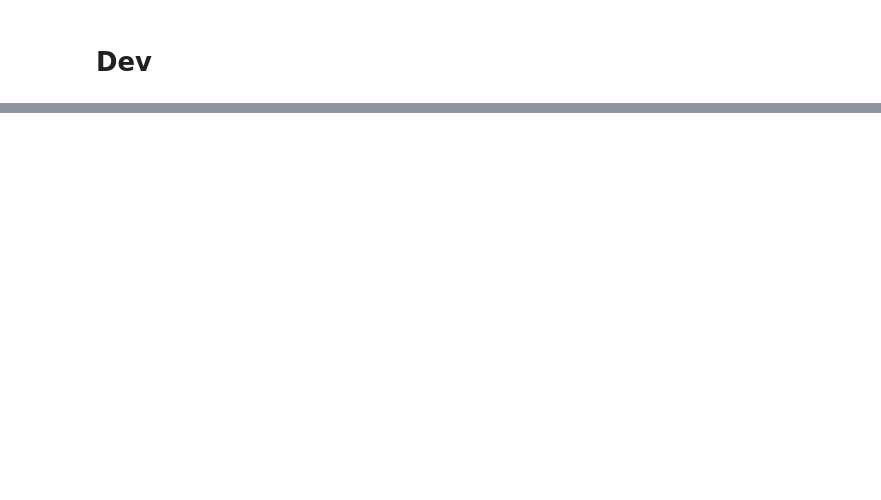
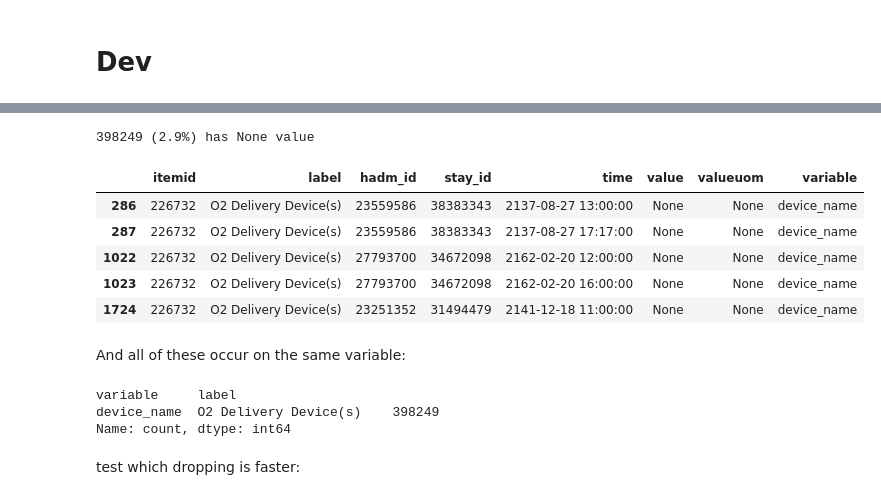
Before and after one commit to oldsandiaz/mimicclif, a Jupyter notebook: notebooks/resp_dev.ipynb, the cells around one changed output, grey strips where cells are left out. Saved outputs shown, nothing was run; the diff lists cells and outputs as text; code cells hidden in the pictures; blank space fills up the shorter version.

```diff
--- a/notebooks/resp_dev.ipynb
+++ b/notebooks/resp_dev.ipynb
@@ -168,0 +213,24 @@ so the issue seem to be with only `resp_mapper`
+# %%
+# find all the rows with value = None:
+cond = src_df["value"] == 'None'
+print(f"{cond.sum()} ({cond.mean()*100:.1f}%) has None value")
+null_val_rows = src_df[cond]
+null_val_rows.head()
+# %% [output]
+398249 (2.9%) has None value
+|  | itemid | label | hadm_id | stay_id | time | value | valueuom | variable |
+| 286 | 226732 | O2 Delivery Device(s) | 23559586 | 38383343 | 2137-08-27 13:00:00 | None | None | device_name |
+| 287 | 226732 | O2 Delivery Device(s) | 23559586 | 38383343 | 2137-08-27 17:17:00 | None | None | device_name |
+| 1022 | 226732 | O2 Delivery Device(s) | 27793700 | 34672098 | 2162-02-20 12:00:00 | None | None | device_name |
+| 1023 | 226732 | O2 Delivery Device(s) | 27793700 | 34672098 | 2162-02-20 16:00:00 | None | None | device_name |
+| 1724 | 226732 | O2 Delivery Device(s) | 23251352 | 31494479 | 2141-12-18 11:00:00 | None | None | device_name |
+# %% [markdown]
+And all of these occur on the same variable:
+# %%
+null_val_rows.value_counts(["variable", "label"])
+# %% [output]
+variable     label
+device_name  O2 Delivery Device(s)    398249
+Name: count, dtype: int64
+# %% [markdown]
+test which dropping is faster:
```
Also changed, not shown: parts of 56 cells of this notebook, 2 other files.
